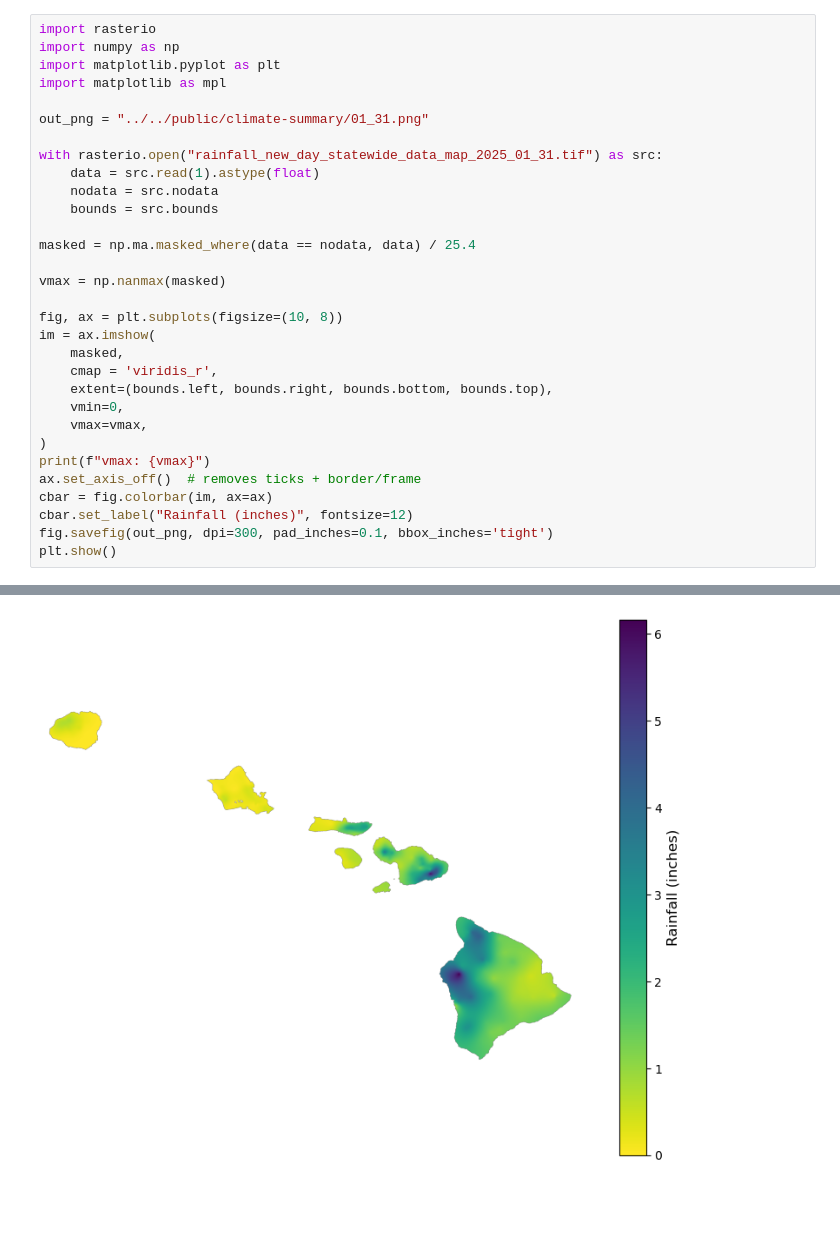
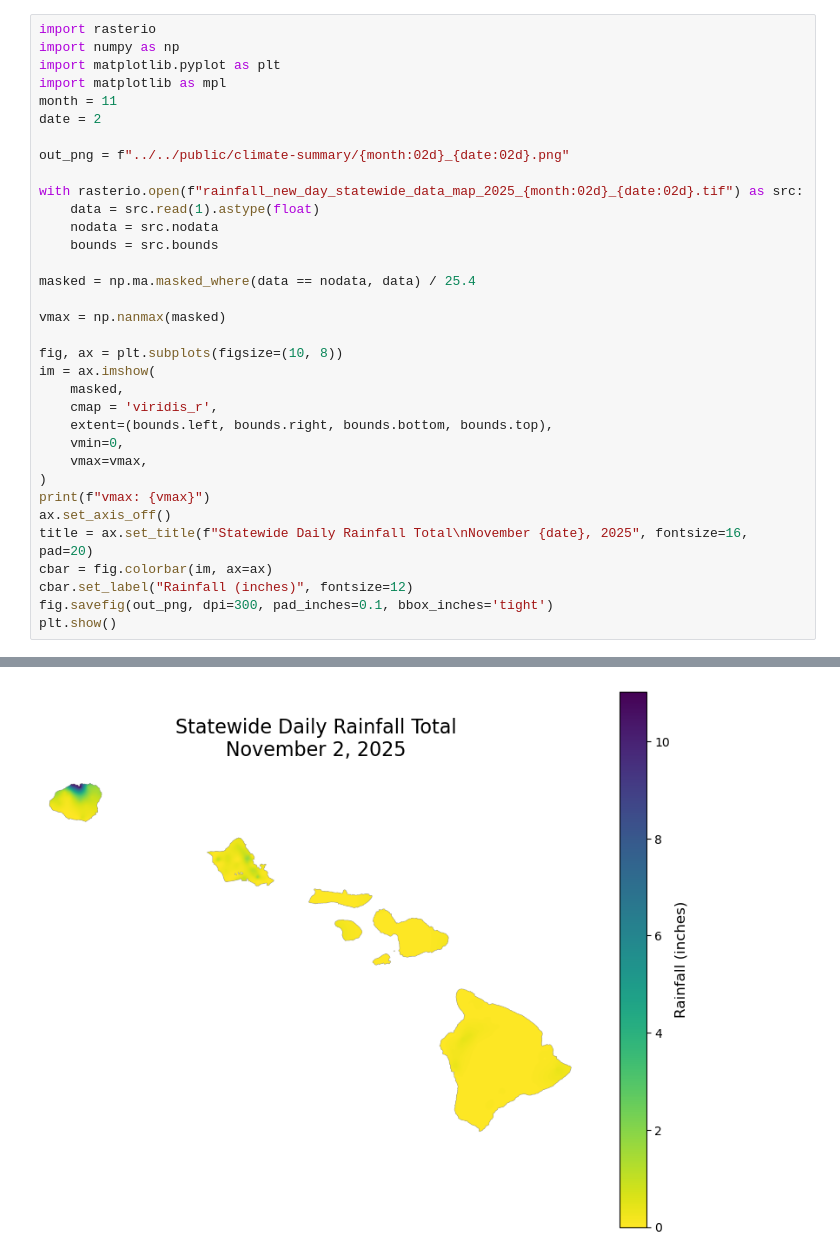
Before and after one commit to cherryleh/climate-summary, a Jupyter notebook: dews-hawaii-app/scripts/2025-summary/plots.ipynb, the cells around one changed output, grey strips where cells are left out. Saved outputs shown, nothing was run; the diff lists cells and outputs as text; blank space fills up the shorter version.

```diff
--- a/dews-hawaii-app/scripts/2025-summary/plots.ipynb
+++ b/dews-hawaii-app/scripts/2025-summary/plots.ipynb
@@ -3,10 +3,12 @@ import rasterio
 import numpy as np
 import matplotlib.pyplot as plt
 import matplotlib as mpl
+month = 11
+date = 2
 
-out_png = "../../public/climate-summary/01_31.png"
+out_png = f"../../public/climate-summary/{month:02d}_{date:02d}.png"
 
-with rasterio.open("rainfall_new_day_statewide_data_map_2025_01_31.tif") as src:
+with rasterio.open(f"rainfall_new_day_statewide_data_map_2025_{month:02d}_{date:02d}.tif") as src:
     data = src.read(1).astype(float)
     nodata = src.nodata
     bounds = src.bounds
@@ -24,7 +26,8 @@ im = ax.imshow(
     vmax=vmax,
 )
 print(f"vmax: {vmax}")
-ax.set_axis_off()  # removes ticks + border/frame
+ax.set_axis_off()
+title = ax.set_title(f"Statewide Daily Rainfall Total\nNovember {date}, 2025", fontsize=16, pad=20)
 cbar = fig.colorbar(im, ax=ax)
 cbar.set_label("Rainfall (inches)", fontsize=12)
 fig.savefig(out_png, dpi=300, pad_inches=0.1, bbox_inches='tight')
@@ -34 +37 @@ vmax: 6.163886963851809
-[figure, old version]
+[figure, new version]
```
Also changed, not shown: parts of 1 cell of this notebook, 3 other files.
